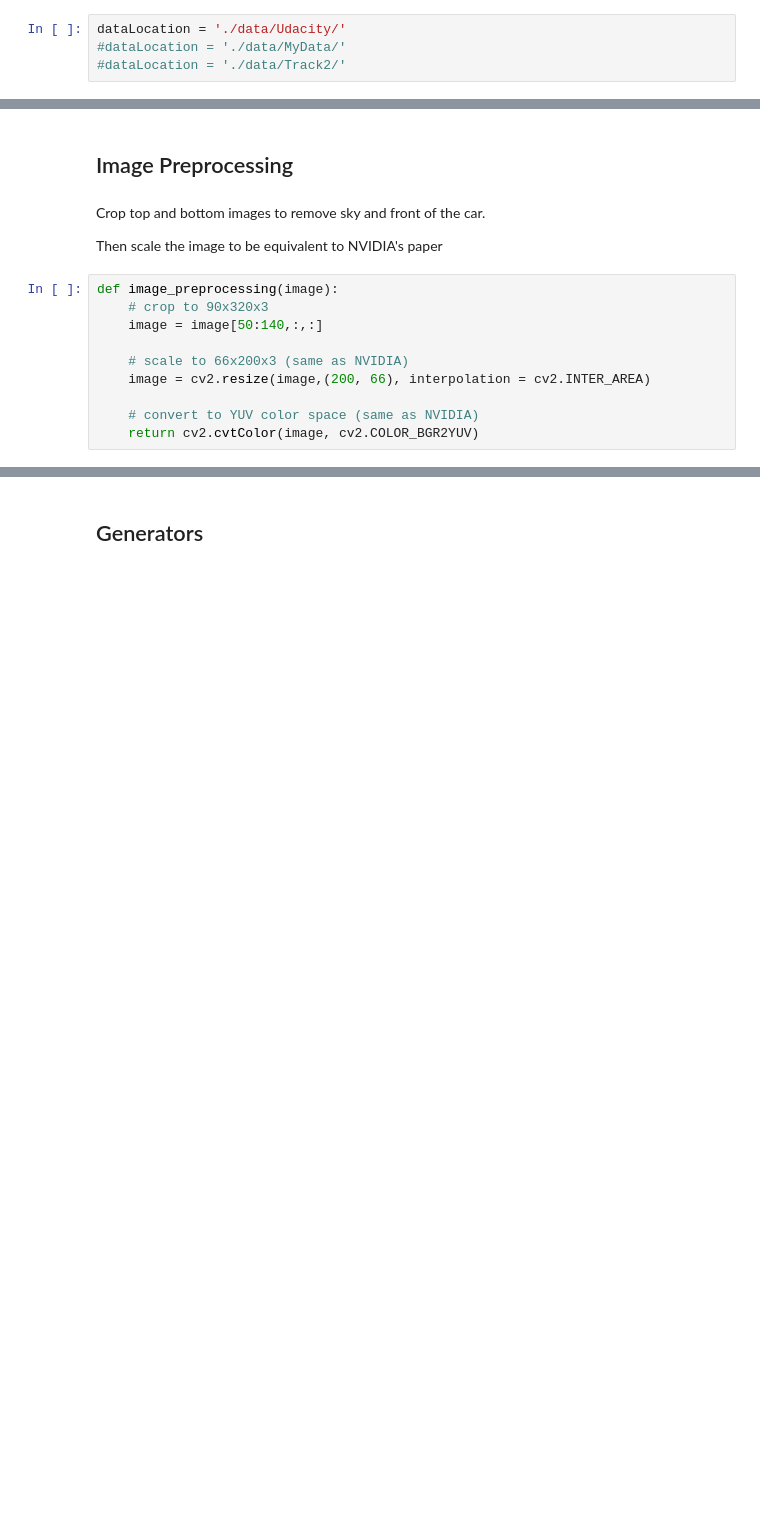
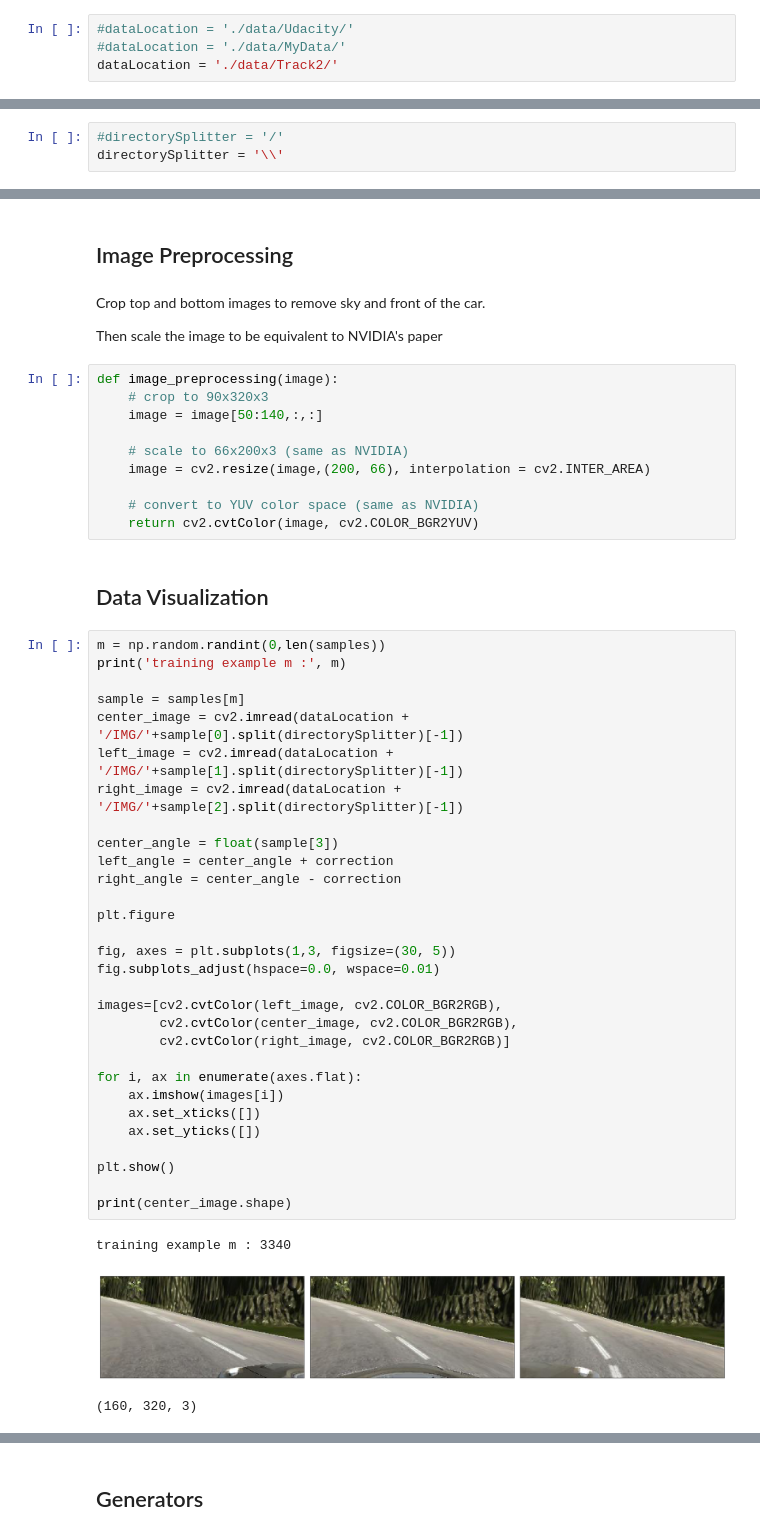
Before and after one commit to jaxanc/CarND-Behavioral-Cloning-P3, a Jupyter notebook: model.ipynb, the cells around one changed output, grey strips where cells are left out. Cells and saved outputs as stored; diff of their text form; blank space fills up the shorter version.

```diff
--- a/model.ipynb
+++ b/model.ipynb
@@ -30,8 +30,8 @@ trans_range = 20
 # %% [markdown]
 Load different datasets
 # %%
-dataLocation = './data/Udacity/'
+#dataLocation = './data/Udacity/'
 #dataLocation = './data/MyData/'
-#dataLocation = './data/Track2/'
+dataLocation = './data/Track2/'
 # %% [markdown]
 Udacity data appears to be recorded on a linux machine wheras I am running windows. The directory separaters are opposite each other
@@ -41,3 +38,6 @@ directorySplitter = '/'
+# %%
+#directorySplitter = '/'
+directorySplitter = '\\'
 # %% [markdown]
 ## Load Training Logs
 # %%
@@ -72,3 +115,39 @@ def image_preprocessing(image):
 
     # convert to YUV color space (same as NVIDIA)
     return cv2.cvtColor(image, cv2.COLOR_BGR2YUV)
+# %% [markdown]
+## Data Visualization
+# %%
+m = np.random.randint(0,len(samples))
+print('training example m :', m)
+
+sample = samples[m]
+center_image = cv2.imread(dataLocation + '/IMG/'+sample[0].split(directorySplitter)[-1])
+left_image = cv2.imread(dataLocation + '/IMG/'+sample[1].split(directorySplitter)[-1])
+right_image = cv2.imread(dataLocation + '/IMG/'+sample[2].split(directorySplitter)[-1])
+
+center_angle = float(sample[3])
+left_angle = center_angle + correction
+right_angle = center_angle - correction
+
+plt.figure
+
+fig, axes = plt.subplots(1,3, figsize=(30, 5))
+fig.subplots_adjust(hspace=0.0, wspace=0.01)
+
+images=[cv2.cvtColor(left_image, cv2.COLOR_BGR2RGB),
+        cv2.cvtColor(center_image, cv2.COLOR_BGR2RGB),
+        cv2.cvtColor(right_image, cv2.COLOR_BGR2RGB)]
+
+for i, ax in enumerate(axes.flat):
+    ax.imshow(images[i])
+    ax.set_xticks([])
+    ax.set_yticks([])
+
+plt.show()
+
+print(center_image.shape)
+# %% [output]
+training example m : 3340
+[figure, added]
+(160, 320, 3)
```
Also changed, not shown: parts of 13 cells of this notebook, 10 other files.
